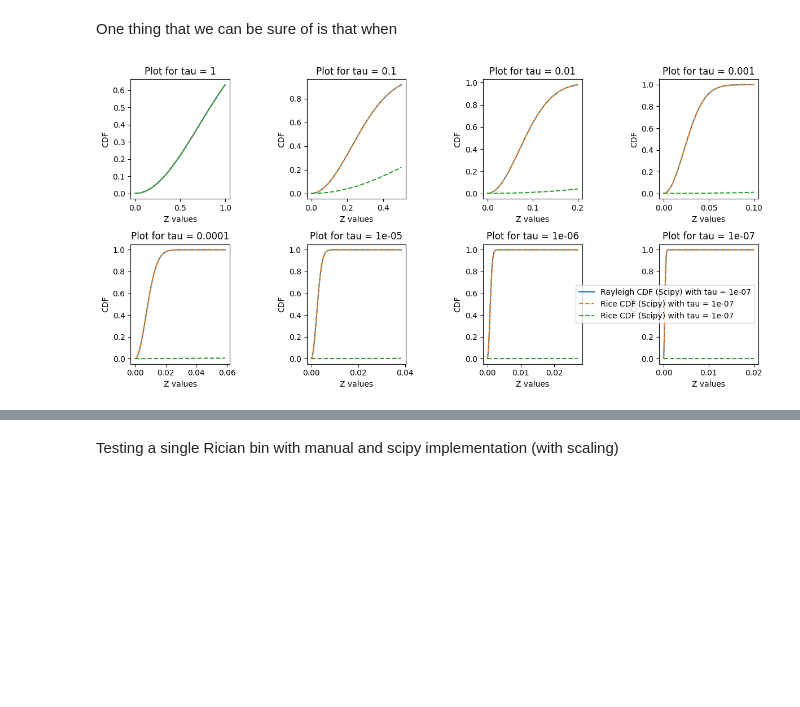
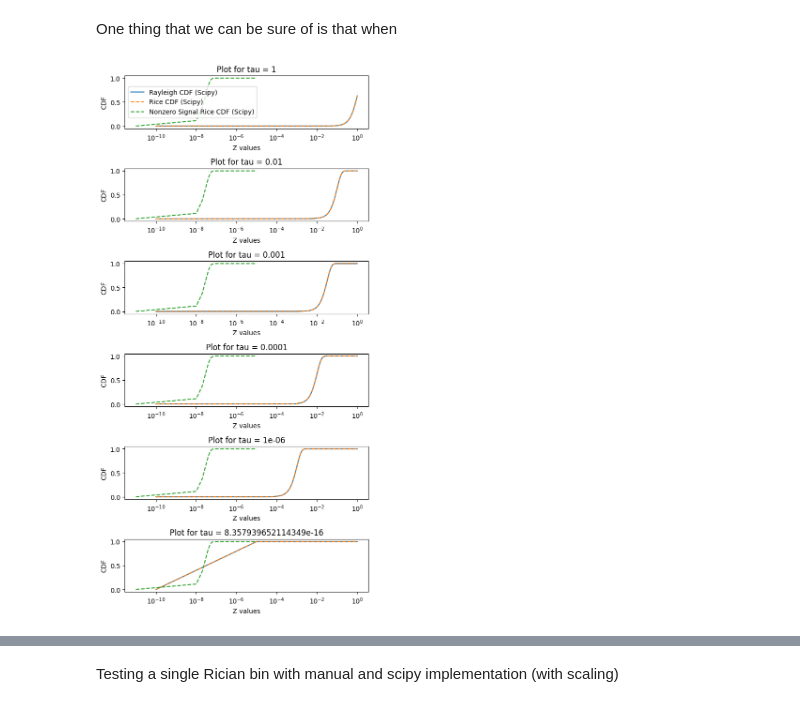
Before and after one commit to QTNM/PowerCutStats, a Jupyter notebook: examples/Validation.ipynb, the cells around one changed output, grey strips where cells are left out. Cells and saved outputs as stored; diff of their text form; code cells hidden in the pictures; blank space fills up the shorter version.

Commit message:
Add (WIP): New Changes and Figures

```diff
--- a/examples/Validation.ipynb
+++ b/examples/Validation.ipynb
@@ -37,6 +114,8 @@ N_fft = len(np.abs(signal_fft))
 
 tau = k * T * B * R / N_fft
 print(tau)
+
+tau = tau
 # %% [output]
 8.357939652114349e-16
 # %% [markdown]
@@ -142,16 +221,14 @@ plt.show()
 # %% [markdown]
 One thing that we can be sure of is that when
 # %%
-
-z_values = np.linspace(0, 1, 1000)
 N_bin = 1
-x_S = 1e-6
+x_S = sig_val
 tau_rice = 1
 
-tau_list = [1, 1e-1, 1e-2, 1e-3, 1e-4, 1e-5, 1e-6, 1e-7]
+tau_list = [1, 1e-2, 1e-3, 1e-4, 1e-6, 8.357939652114349e-16]
 
 # Create a 2x4 grid of subplots (8 subplots in total)
-fig, axes = plt.subplots(2, 4, figsize=(12, 6))
+fig, axes = plt.subplots(6, 1, figsize=(6, 12))
 
 # Flatten the axes array to make iteration easier
 axes = axes.flatten()
@@ -159,49 +236,58 @@ axes = axes.flatten()
 for i, tau_rice in enumerate(tau_list):
     ax = axes[i]
 
-    z_values= np.linspace(0, 1/((i**2)+1), 100)
+    z_values= np.linspace(1e-10, 1, 100000)
+    smaller_z_values = np.linspace(1e-11, 1e-5, 1000)
 
     # Calculate your rice distributions
     rice_cdf = rice_CDF(z_values, tau_rice, 0)
+    rice_cdf_nonzero = rice_CDF(smaller_z_values, tau, x_S)
+
     ray_cdf = rayleigh_CDF(z_values, tau_rice, N_bin=1)
-    rice_cdf_nonzero = rice_CDF(z_values, tau, x_S)
 
 
     # Labels for the plots
-    label_rice = 'Rice CDF (Scipy) with tau = ' + str(tau_rice)
-    label_ray = 'Rayleigh CDF (Scipy) with tau = ' + str(tau_rice)
-    label_rice_nonzero = 'Rice CDF (Scipy) with tau = ' + str(tau_rice)
+    label_rice = 'Rice CDF (Scipy)'
+    label_ray = 'Rayleigh CDF (Scipy)'
+    label_rice_nonzero = 'Nonzero Signal Rice CDF (Scipy)'
+
 
     # Plot the two distributions on the corresponding subplot
     ax.plot(z_values, ray_cdf, label=label_ray)
     ax.plot(z_values, rice_cdf, label=label_rice, linestyle='--')
-    ax.plot(z_values, rice_cdf_nonzero, label=label_rice_nonzero, linestyle='--')
+    ax.plot(smaller_z_values, rice_cdf_nonzero, label=label_rice_nonzero, linestyle='--')
+
+
+    if i ==0:
+
+        ax.legend()
+
+    ax.set_xscale('log')
 
     # Set the title and labels
     ax.set_title(f'Plot for tau = {tau_rice}')
     ax.set_xlabel('Z values')
     ax.set_ylabel('CDF')
 
     # Add a legend
 
-ax.legend()
 
 # Adjust layout to ensure plots don't overlap
 plt.tight_layout()
 
 # Show the plots
 plt.show()
 
 
 # rice_cdf = rice_CDF(z_values, tau, 0)
 # ray_cdf = rayleigh_CDF(z_values, tau, N_bin=1)
 
 
 
 # plt.plot(z_values, rice_cdf, label='Rice CDF')
 # plt.plot(z_values, ray_cdf, label='Rayleigh CDF', linestyle='--')
 # plt.plot(z_values, rice_cdf_nonzero, label='Rice CDF (Non-Zero)', linestyle='--')
 # plt.legend()
 # plt.show()
 # %% [output]
-[figure, old version]
+[figure, new version]
```
Also changed, not shown: parts of 18 cells of this notebook, 39 other files.
